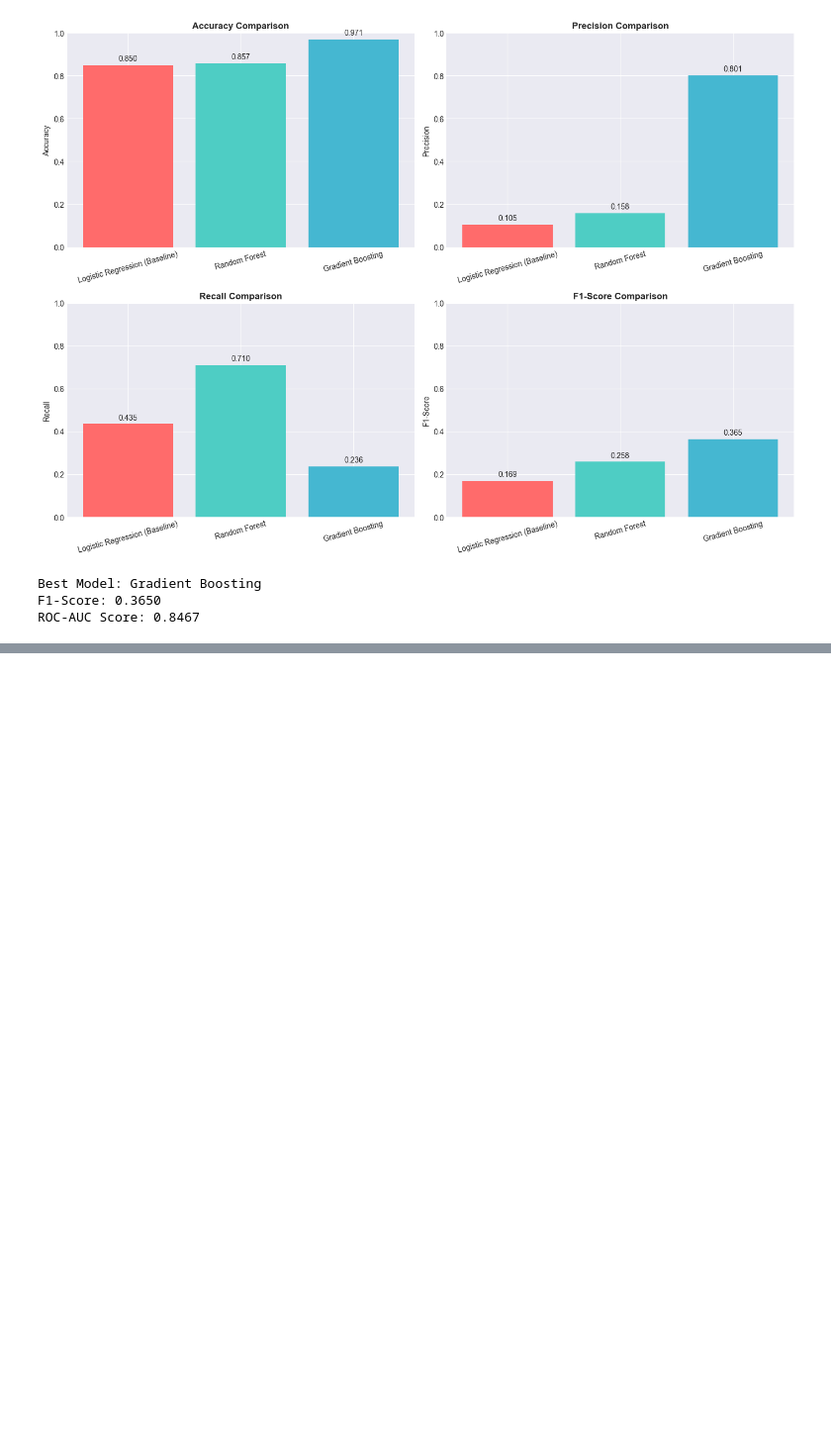
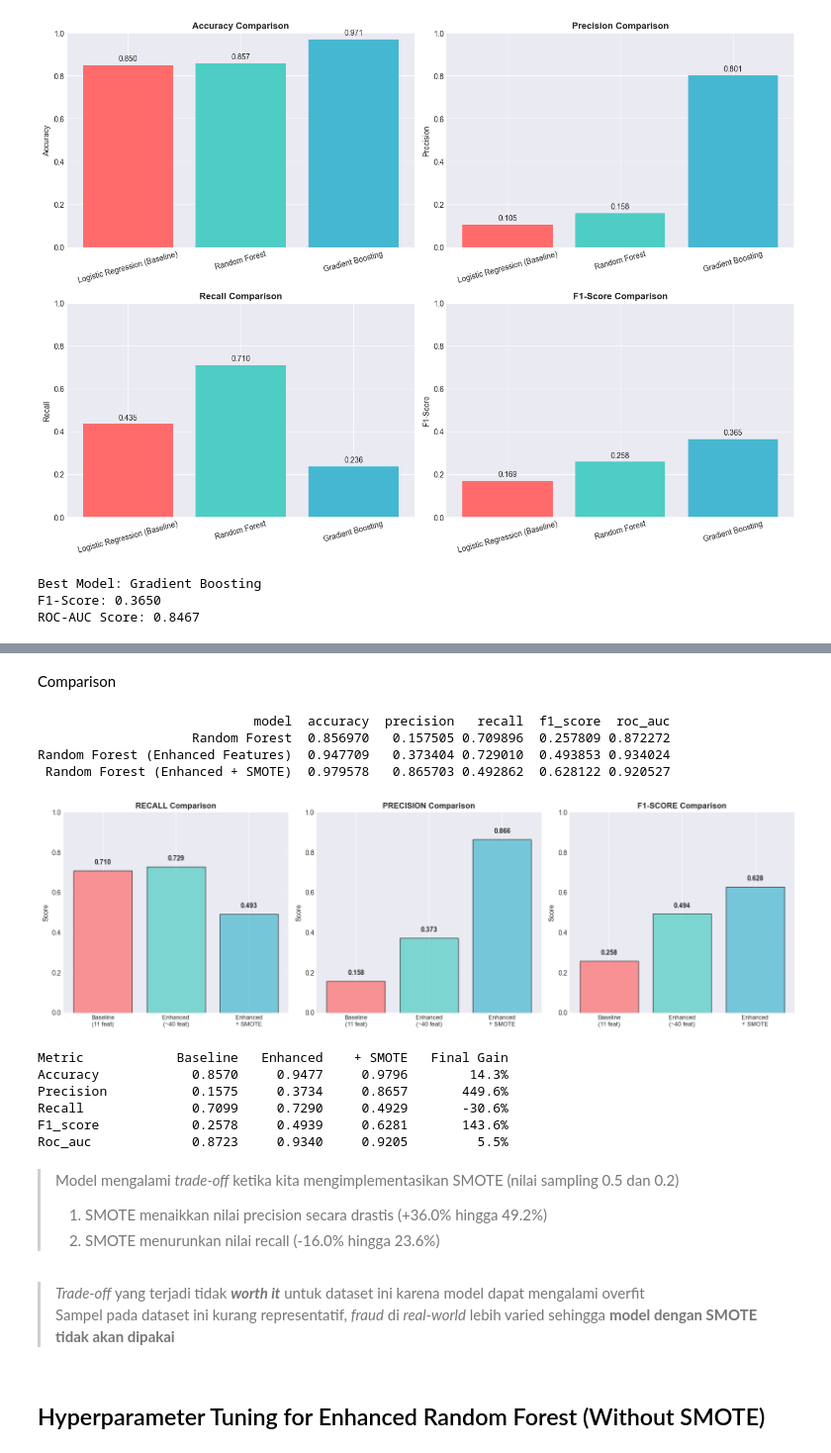
Before and after one commit to mrafiasyifaa/Midterm-Machine-Learning-2025, a Jupyter notebook: midterm_transaction_data.ipynb, the cells around one changed output, grey strips where cells are left out. Shown at 99% size. Drawn from its saved outputs; the diff is of its cells as text; code cells hidden in the pictures; blank space fills up the shorter version.

```diff
--- a/midterm_transaction_data.ipynb
+++ b/midterm_transaction_data.ipynb
@@ -672,0 +932,67 @@ Now that the baseline works, you can:
+# %% [markdown]
+Comparison
+# %%
+comparison_all = pd.DataFrame([
+    rf_results,              # Baseline (11 features)
+    rf_enhanced_results,     # Enhanced features
+    rf_smote_results         # Enhanced + SMOTE
+])
+
+print("\n" + comparison_all.to_string(index=False))
+
+# Visualize improvements
+fig, axes = plt.subplots(1, 3, figsize=(16, 5))
+
+metrics = ['recall', 'precision', 'f1_score']
+colors = ['#FF6B6B', '#4ECDC4', '#45B7D1']
+labels = ['Baseline\n(11 feat)', 'Enhanced\n(~40 feat)', 'Enhanced\n+ SMOTE']
+
+for idx, metric in enumerate(metrics):
+    values = comparison_all[metric].values
+    bars = axes[idx].bar(range(3), values, color=colors, alpha=0.7, edgecolor='black')
+    axes[idx].set_title(f'{metric.upper().replace("_", "-")} Comparison',
+                        fontsize=12, fontweight='bold')
+    axes[idx].set_xticks(range(3))
+    axes[idx].set_xticklabels(labels, fontsize=9)
+    axes[idx].set_ylim(0, 1)
+    axes[idx].set_ylabel('Score')
+    axes[idx].grid(axis='y', alpha=0.3)
+
+    # Add value labels
+    for i, (bar, val) in enumerate(zip(bars, values)):
+        axes[idx].text(i, val + 0.03, f'{val:.3f}',
+                      ha='center', fontsize=10, fontweight='bold')
+
+plt.tight_layout()
+plt.show()
+
+print(f"{'Metric':<15} {'Baseline':>10} {'Enhanced':>10} {'+ SMOTE':>10} {'Final Gain':>12}")
+
+for metric in ['accuracy', 'precision', 'recall', 'f1_score', 'roc_auc']:
+    baseline = rf_results[metric]
+    enhanced = rf_enhanced_results[metric]
+    smote = rf_smote_results[metric]
+    gain = ((smote - baseline) / baseline * 100) if baseline > 0 else 0
+
+    print(f"{metric.capitalize():<15} {baseline:>10.4f} {enhanced:>10.4f} {smote:>10.4f} {gain:>11.1f}%")
+# %% [output]
+                            model  accuracy  precision   recall  f1_score  roc_auc
+                    Random Forest  0.856970   0.157505 0.709896  0.257809 0.872272
+Random Forest (Enhanced Features)  0.947709   0.373404 0.729010  0.493853 0.934024
+ Random Forest (Enhanced + SMOTE)  0.979578   0.865703 0.492862  0.628122 0.920527
+[figure, added]
+Metric            Baseline   Enhanced    + SMOTE   Final Gain
+Accuracy            0.8570     0.9477     0.9796        14.3%
+Precision           0.1575     0.3734     0.8657       449.6%
+Recall              0.7099     0.7290     0.4929       -30.6%
+F1_score            0.2578     0.4939     0.6281       143.6%
+Roc_auc             0.8723     0.9340     0.9205         5.5%
+# %% [markdown]
+> Model mengalami *trade-off* ketika kita mengimplementasikan SMOTE (nilai sampling 0.5 dan 0.2)<br>
+> 1. SMOTE menaikkan nilai precision secara drastis (+36.0% hingga 49.2%)<br>
+> 2. SMOTE menurunkan nilai recall (-16.0% hingga 23.6%)
+# %% [markdown]
+> *Trade-off* yang terjadi tidak ***worth it*** untuk dataset ini karena model dapat mengalami overfit<br>
+> Sampel pada dataset ini kurang representatif, *fraud* di *real-world* lebih varied sehingga **model dengan SMOTE tidak akan dipakai** <br>
+# %% [markdown]
+## Hyperparameter Tuning for Enhanced Random Forest (Without SMOTE)
```
Also changed, not shown: parts of 36 cells of this notebook.
